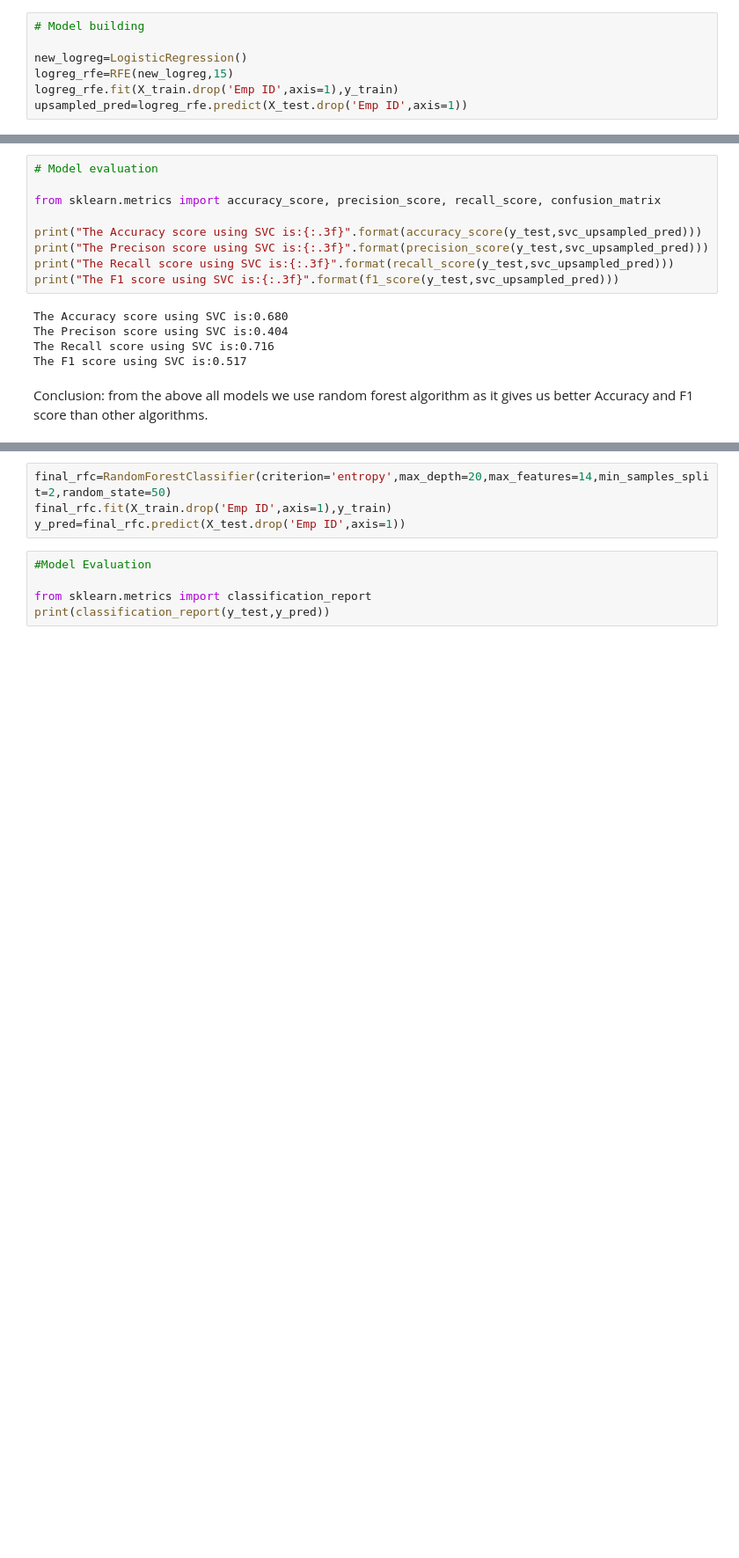
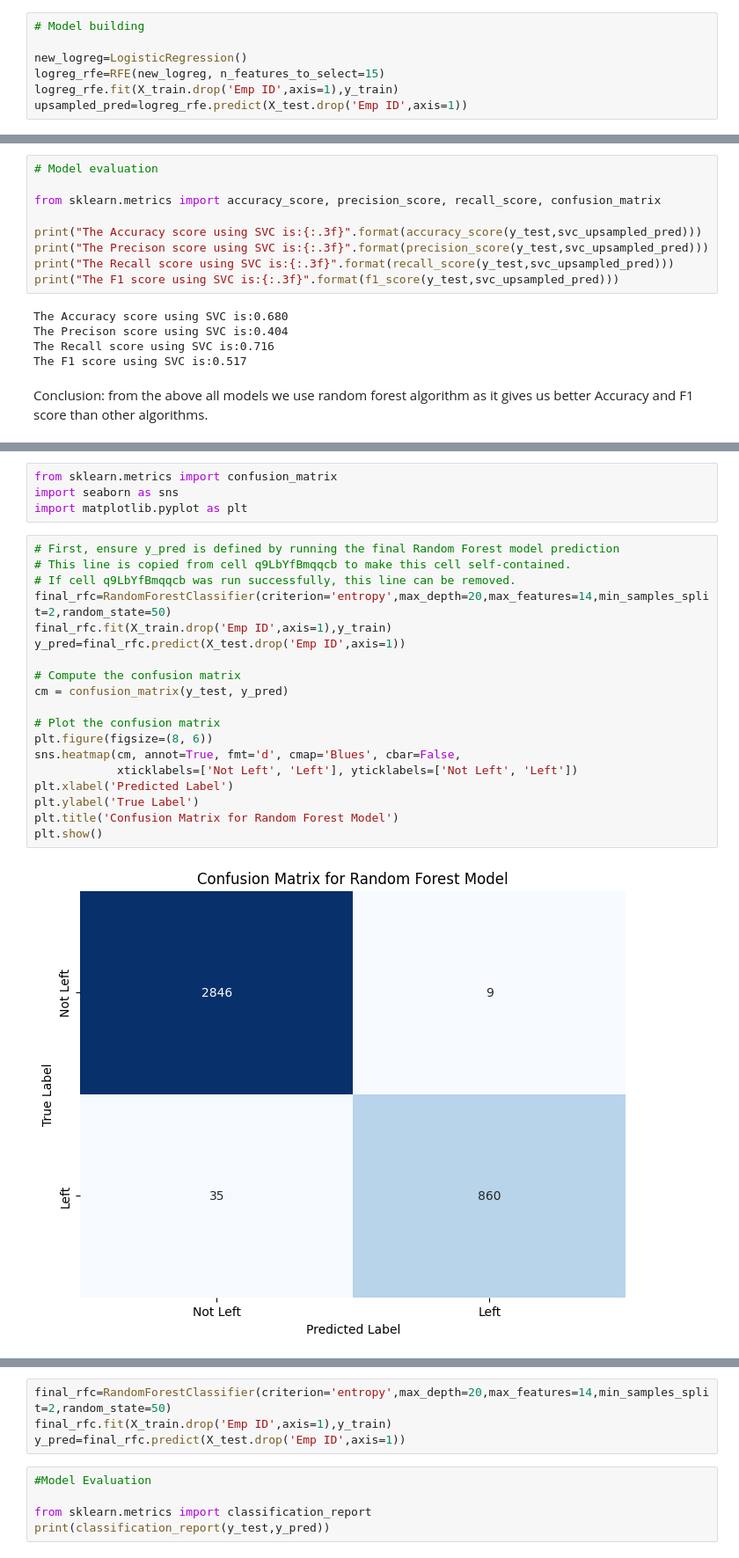
Before and after one commit to MrCee95/Employee-Attrition, a Jupyter notebook: Employee Attrition Final.ipynb, the cells around one changed output, grey strips where cells are left out. Shown at 88% size. Saved outputs shown, nothing was run; the diff lists cells and outputs as text; blank space fills up the shorter version.

```diff
--- a/Employee Attrition Final.ipynb
+++ b/Employee Attrition Final.ipynb
@@ -324,7 +328,7 @@ X_train=left_upsampled.drop('Left',axis=1)
 # Model building
 
 new_logreg=LogisticRegression()
-logreg_rfe=RFE(new_logreg,15)
+logreg_rfe=RFE(new_logreg, n_features_to_select=15)
 logreg_rfe.fit(X_train.drop('Emp ID',axis=1),y_train)
 upsampled_pred=logreg_rfe.predict(X_test.drop('Emp ID',axis=1))
 # %%
@@ -405,2 +390,27 @@ GridSearchCV(cv=KFold(n_splits=5, random_state=50, shuffle=True),
+# %%
+from sklearn.metrics import confusion_matrix
+import seaborn as sns
+import matplotlib.pyplot as plt
+# %%
+# First, ensure y_pred is defined by running the final Random Forest model prediction
+# This line is copied from cell q9LbYfBmqqcb to make this cell self-contained.
+# If cell q9LbYfBmqqcb was run successfully, this line can be removed.
+final_rfc=RandomForestClassifier(criterion='entropy',max_depth=20,max_features=14,min_samples_split=2,random_state=50)
+final_rfc.fit(X_train.drop('Emp ID',axis=1),y_train)
+y_pred=final_rfc.predict(X_test.drop('Emp ID',axis=1))
+
+# Compute the confusion matrix
+cm = confusion_matrix(y_test, y_pred)
+
+# Plot the confusion matrix
+plt.figure(figsize=(8, 6))
+sns.heatmap(cm, annot=True, fmt='d', cmap='Blues', cbar=False,
+            xticklabels=['Not Left', 'Left'], yticklabels=['Not Left', 'Left'])
+plt.xlabel('Predicted Label')
+plt.ylabel('True Label')
+plt.title('Confusion Matrix for Random Forest Model')
+plt.show()
+# %% [output]
+[figure, added]
 # %%
 model_cv.best_params_
```
Also changed, not shown: parts of 21 cells of this notebook.
